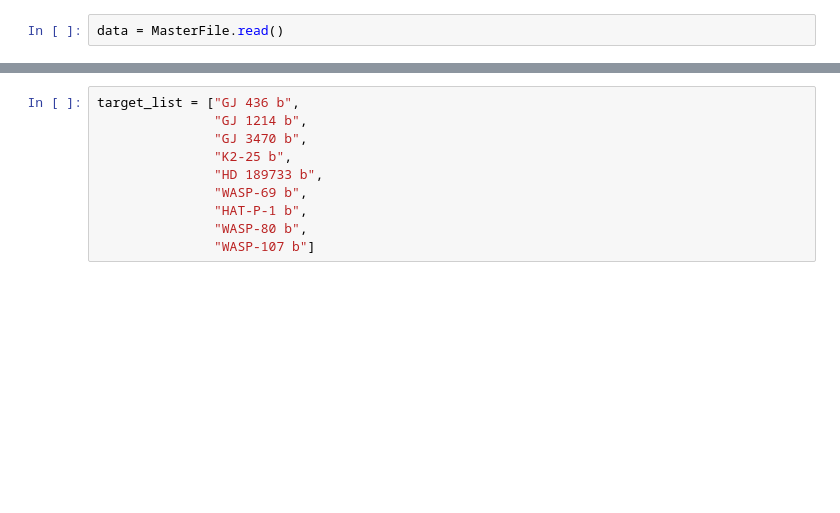
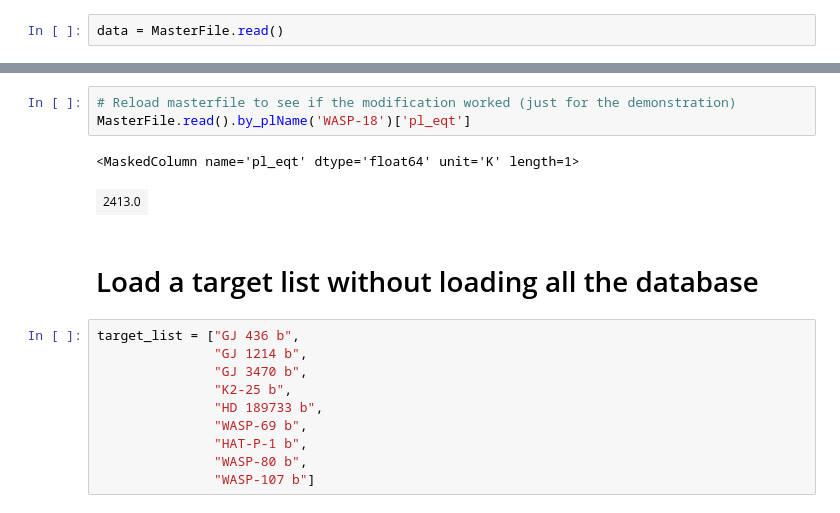
Before and after one commit to AntoineDarveau/transit_prediction, a Jupyter notebook: Edit_table.ipynb, the cells around one changed output, grey strips where cells are left out. Drawn from its saved outputs; the diff is of its cells as text; blank space fills up the shorter version.

```diff
--- a/Edit_table.ipynb
+++ b/Edit_table.ipynb
@@ -15,3 +49,11 @@ MasterFile masked=True length=1
+# %%
+# Reload masterfile to see if the modification worked (just for the demonstration)
+MasterFile.read().by_plName('WASP-18')['pl_eqt']
+# %% [output]
+<MaskedColumn name='pl_eqt' dtype='float64' unit='K' length=1>
+| 2413.0 |
+# %% [markdown]
+# Load a target list without loading all the database
 # %%
 target_list = ["GJ 436 b",
                "GJ 1214 b",
```
Also changed, not shown: parts of 9 cells of this notebook, 1 other file.
